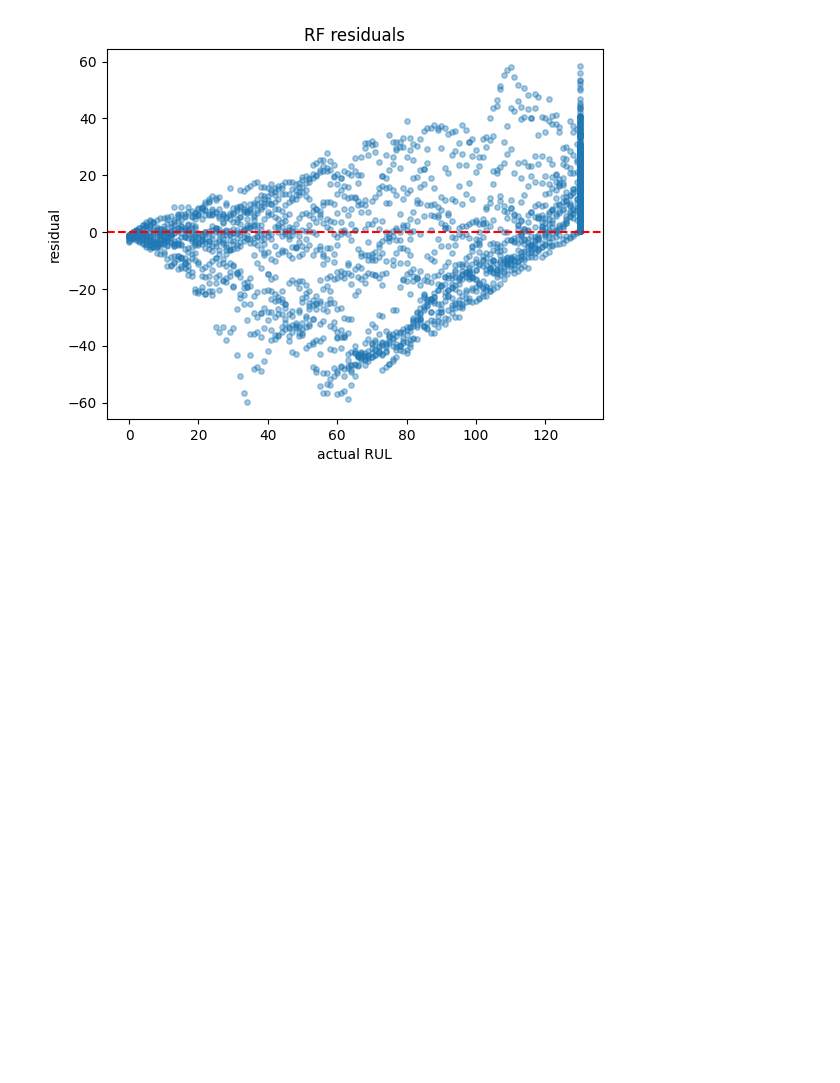
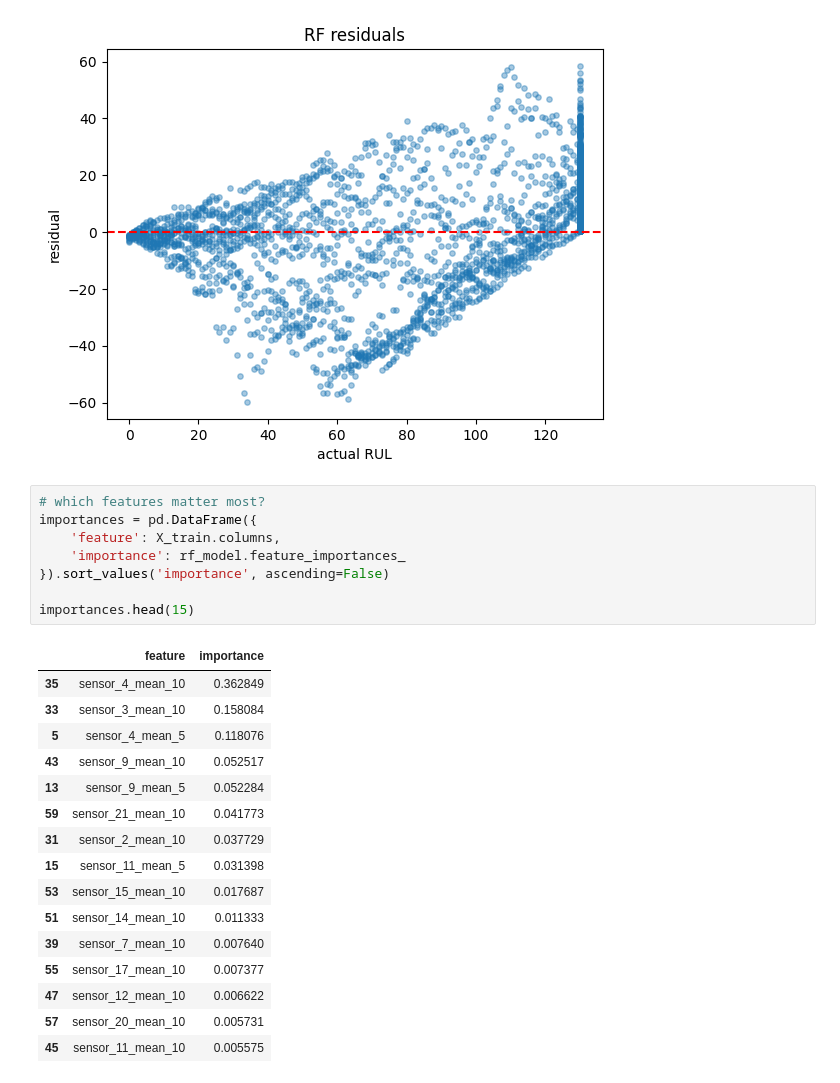
Before and after one commit to lohitharasakonda/engine-rul-predictor, a Jupyter notebook: notebooks/model.ipynb, the cells around one changed output. Drawn from its saved outputs; the diff is of its cells as text; blank space fills up the shorter version.

```diff
--- a/notebooks/model.ipynb
+++ b/notebooks/model.ipynb
@@ -202,3 +202,28 @@ plt.show()
 # mostly random scatter around 0
 # %% [output]
 [figure]
+# %%
+# which features matter most?
+importances = pd.DataFrame({
+    'feature': X_train.columns,
+    'importance': rf_model.feature_importances_
+}).sort_values('importance', ascending=False)
+
+importances.head(15)
+# %% [output]
+|  | feature | importance |
+| 35 | sensor_4_mean_10 | 0.362849 |
+| 33 | sensor_3_mean_10 | 0.158084 |
+| 5 | sensor_4_mean_5 | 0.118076 |
+| 43 | sensor_9_mean_10 | 0.052517 |
+| 13 | sensor_9_mean_5 | 0.052284 |
+| 59 | sensor_21_mean_10 | 0.041773 |
+| 31 | sensor_2_mean_10 | 0.037729 |
+| 15 | sensor_11_mean_5 | 0.031398 |
+| 53 | sensor_15_mean_10 | 0.017687 |
+| 51 | sensor_14_mean_10 | 0.011333 |
+| 39 | sensor_7_mean_10 | 0.007640 |
+| 55 | sensor_17_mean_10 | 0.007377 |
+| 47 | sensor_12_mean_10 | 0.006622 |
+| 57 | sensor_20_mean_10 | 0.005731 |
+| 45 | sensor_11_mean_10 | 0.005575 |
```
Also changed, not shown: parts of 8 cells of this notebook.
